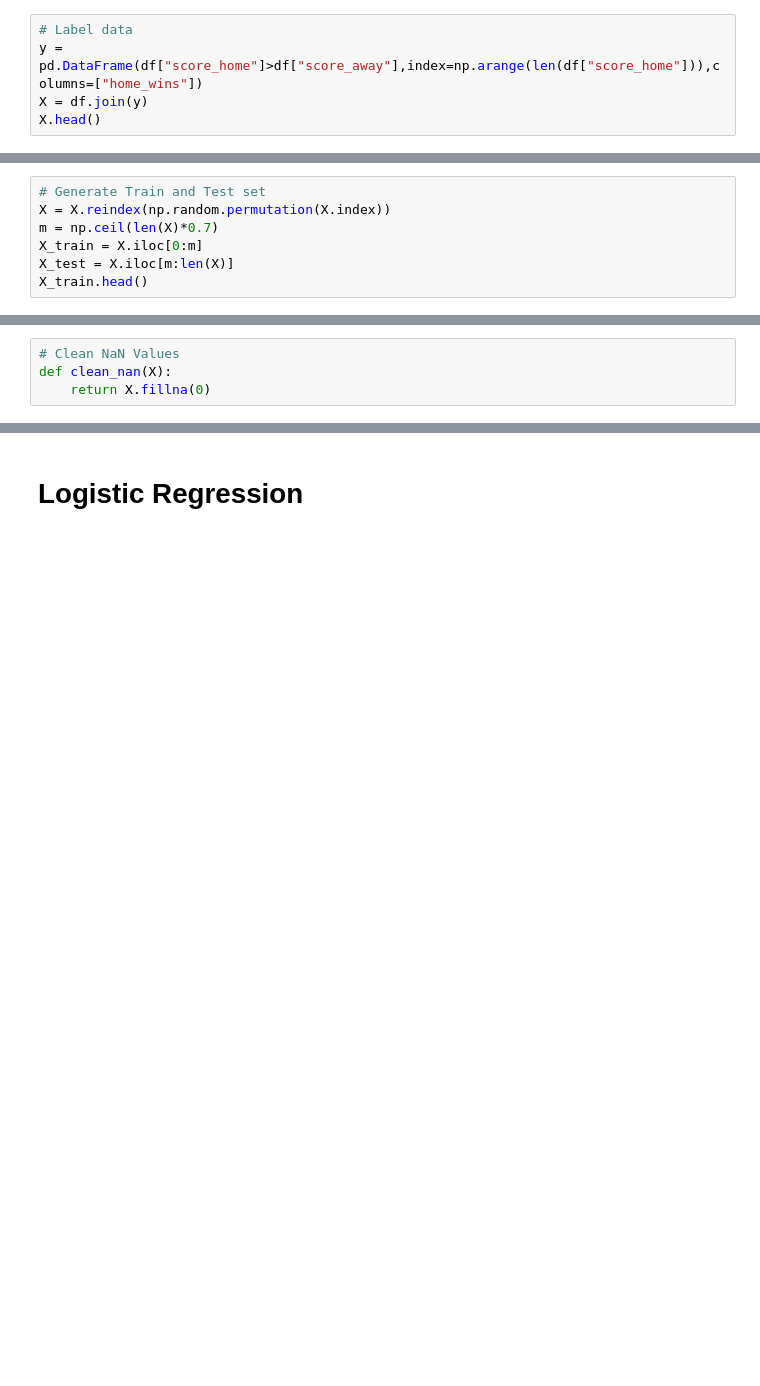
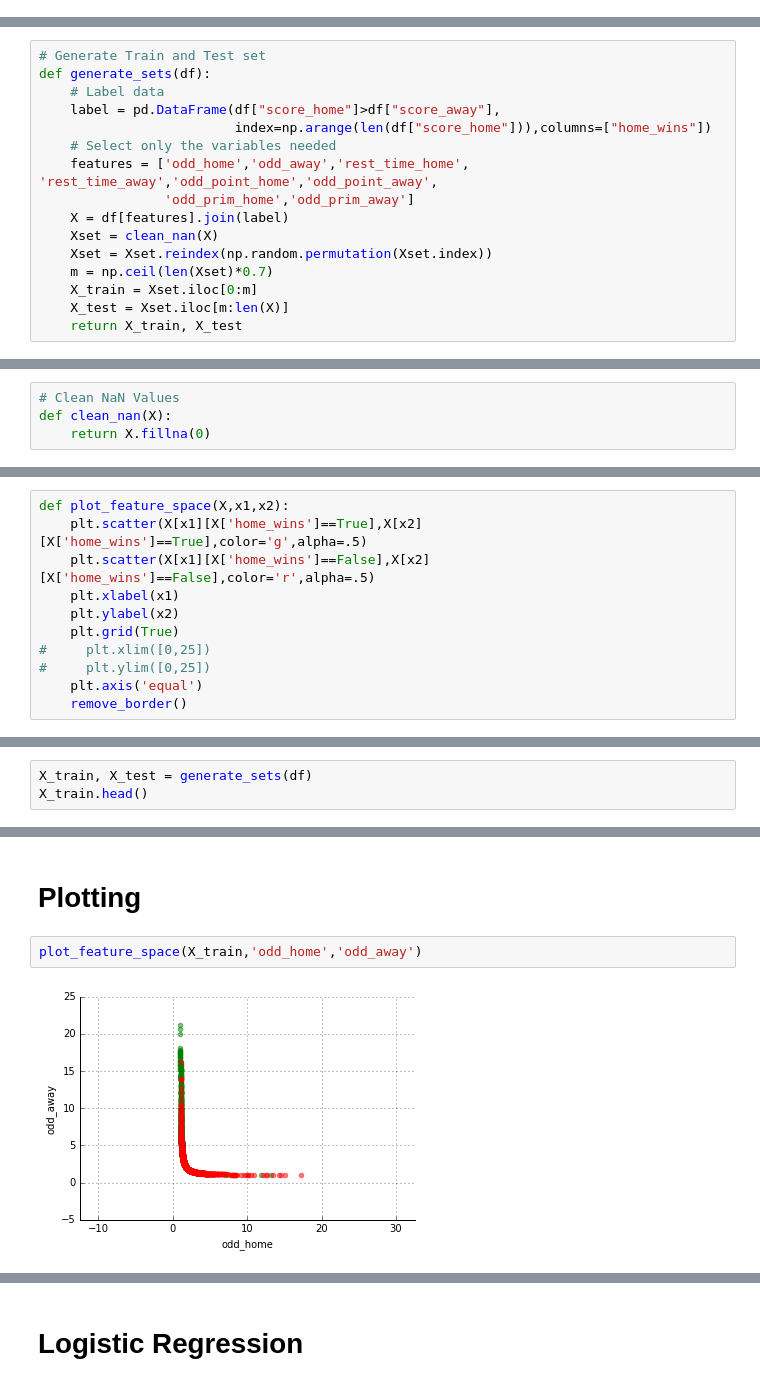
Before and after one commit to louisguitton/nba-predict, a Jupyter notebook: analysis/analysis-with-rest.ipynb, the cells around one changed output, grey strips where cells are left out. Saved outputs shown, nothing was run; the diff lists cells and outputs as text; blank space fills up the shorter version.

Commit message:
clean analysis with rest features, result 69%, still a string problem with odd_point

```diff
--- a/analysis/analysis-with-rest.ipynb
+++ b/analysis/analysis-with-rest.ipynb
@@ -18,5 +17,0 @@ df.head(5)
-# %%
-# Label data
-y = pd.DataFrame(df["score_home"]>df["score_away"],index=np.arange(len(df["score_home"])),columns=["home_wins"])
-X = df.join(y)
-X.head()
@@ -30,7 +18,16 @@ X.head()
 # %%
 # Generate Train and Test set
-X = X.reindex(np.random.permutation(X.index))
-m = np.ceil(len(X)*0.7)
-X_train = X.iloc[0:m]
-X_test = X.iloc[m:len(X)]
-X_train.head()
+def generate_sets(df):
+    # Label data
+    label = pd.DataFrame(df["score_home"]>df["score_away"],
+                         index=np.arange(len(df["score_home"])),columns=["home_wins"])
+    # Select only the variables needed
+    features = ['odd_home','odd_away','rest_time_home', 'rest_time_away','odd_point_home','odd_point_away',
+                'odd_prim_home','odd_prim_away']
+    X = df[features].join(label)
+    Xset = clean_nan(X)
+    Xset = Xset.reindex(np.random.permutation(Xset.index))
+    m = np.ceil(len(Xset)*0.7)
+    X_train = Xset.iloc[0:m]
+    X_test = Xset.iloc[m:len(X)]
+    return X_train, X_test
@@ -71,0 +71,11 @@ X_test_map = clean_nan(X_test);
+# %%
+def plot_feature_space(X,x1,x2):
+    plt.scatter(X[x1][X['home_wins']==True],X[x2][X['home_wins']==True],color='g',alpha=.5)
+    plt.scatter(X[x1][X['home_wins']==False],X[x2][X['home_wins']==False],color='r',alpha=.5)
+    plt.xlabel(x1)
+    plt.ylabel(x2)
+    plt.grid(True)
+#     plt.xlim([0,25])
+#     plt.ylim([0,25])
+    plt.axis('equal')
+    remove_border()
@@ -71,0 +84,3 @@ X_test_map = clean_nan(X_test);
+# %%
+X_train, X_test = generate_sets(df)
+X_train.head()
@@ -71,0 +94,6 @@ X_test_map = clean_nan(X_test);
+# %% [markdown]
+# Plotting
+# %%
+plot_feature_space(X_train,'odd_home','odd_away')
+# %% [output]
+[figure, added]
```
Also changed, not shown: parts of 32 cells of this notebook.
